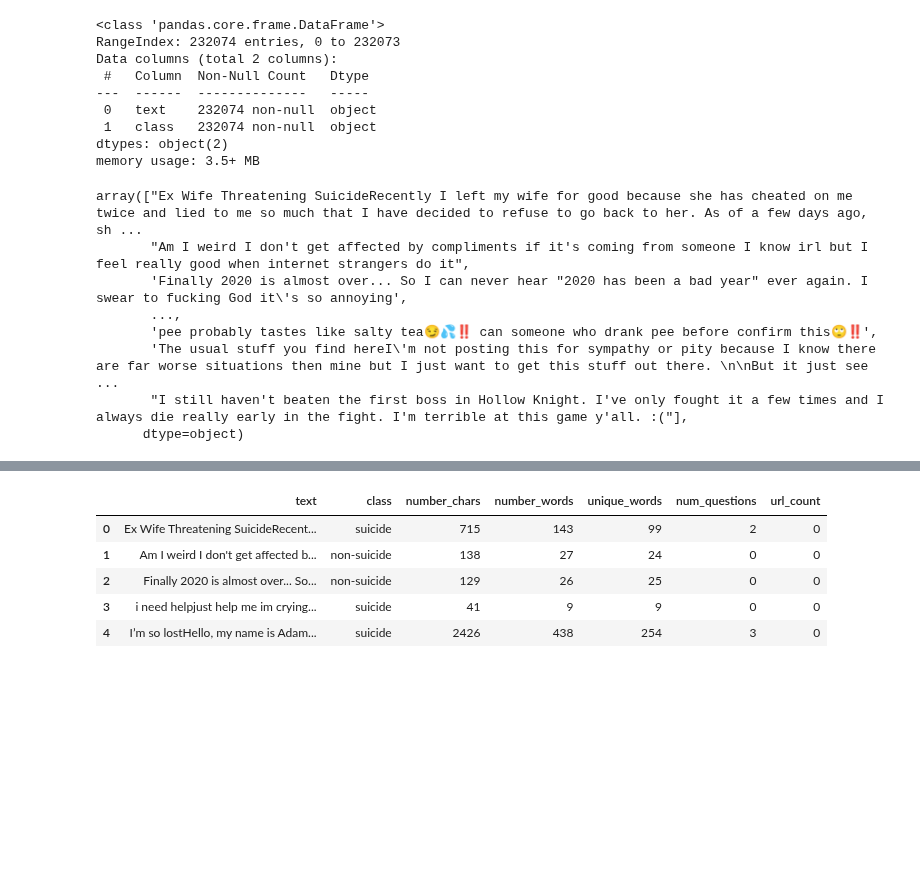
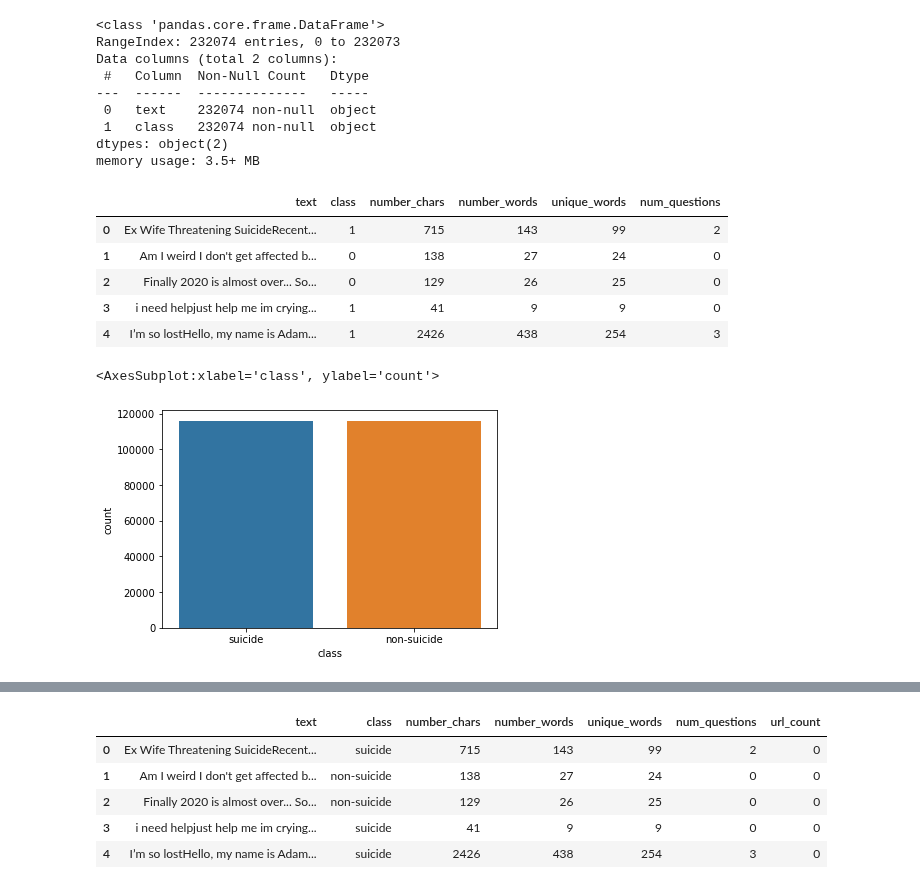
Before and after one commit to eugenebaraka/Predict-Suicidal-Ideation-on-Reddit, a Jupyter notebook: suicide-classification.ipynb, the cells around one changed output, grey strips where cells are left out. Saved outputs shown, nothing was run; the diff lists cells and outputs as text; code cells hidden in the pictures; blank space fills up the shorter version.

```diff
--- a/suicide-classification.ipynb
+++ b/suicide-classification.ipynb
@@ -60,14 +60,19 @@ Data columns (total 2 columns):
  1   class   232074 non-null  object
 dtypes: object(2)
 memory usage: 3.5+ MB
-# %%
-reddit_data.text.unique()
-# %% [output]
-array(["Ex Wife Threatening SuicideRecently I left my wife for good because she has cheated on me twice and lied to me so much that I have decided to refuse to go back to her. As of a few days ago, sh ...
-       "Am I weird I don't get affected by compliments if it's coming from someone I know irl but I feel really good when internet strangers do it",
-       'Finally 2020 is almost over... So I can never hear "2020 has been a bad year" ever again. I swear to fucking God it\'s so annoying',
-       ...,
-       'pee probably tastes like salty tea😏💦‼️ can someone who drank pee before confirm this🙄‼️',
-       'The usual stuff you find hereI\'m not posting this for sympathy or pity because I know there are far worse situations then mine but I just want to get this stuff out there. \n\nBut it just see ...
-       "I still haven't beaten the first boss in Hollow Knight. I've only fought it a few times and I always die really early in the fight. I'm terrible at this game y'all. :("],
-      dtype=object)
+# %%
+reddit_data['class'] = reddit_data['class'].map({'suicide': 1, 'non-suicide':0}) #mapping 1 to suicide posts and 0 to non-suicide posts
+#plotting the propotion of suicide vs non-suicide posts
+plt.bar(reddit_data['class'])
+# %% [output]
+|  | text | class | number_chars | number_words | unique_words | num_questions |
+| 0 | Ex Wife Threatening SuicideRecent... | 1 | 715 | 143 | 99 | 2 |
+| 1 | Am I weird I don't get affected b... | 0 | 138 | 27 | 24 | 0 |
+| 2 | Finally 2020 is almost over... So... | 0 | 129 | 26 | 25 | 0 |
+| 3 | i need helpjust help me im crying... | 1 | 41 | 9 | 9 | 0 |
+| 4 | I’m so lostHello, my name is Adam... | 1 | 2426 | 438 | 254 | 3 |
+# %%
+sns.countplot(x='class', data=reddit_data) #proportion of suicide vs nono-suicide posts
+# %% [output]
+<AxesSubplot:xlabel='class', ylabel='count'>
+[figure, added]
```
Also changed, not shown: parts of 28 cells of this notebook.
